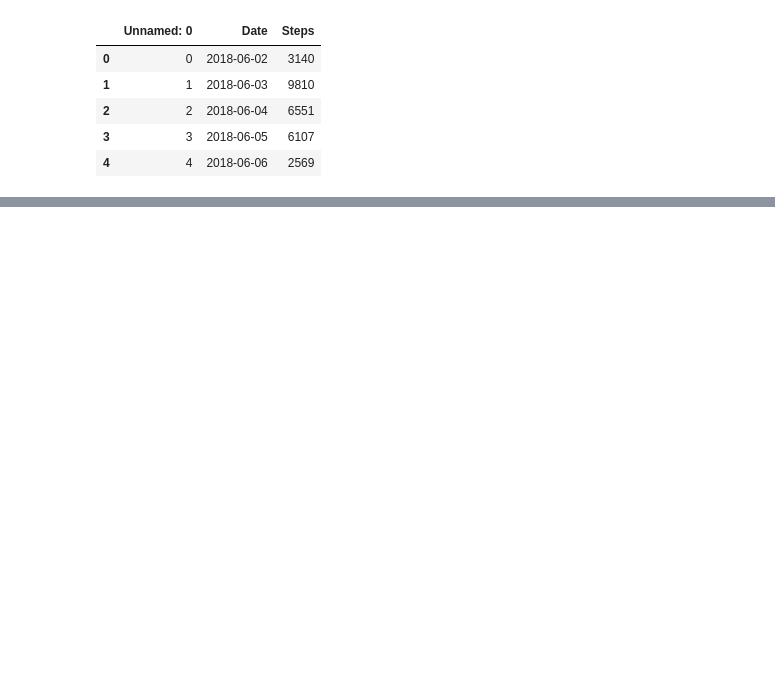
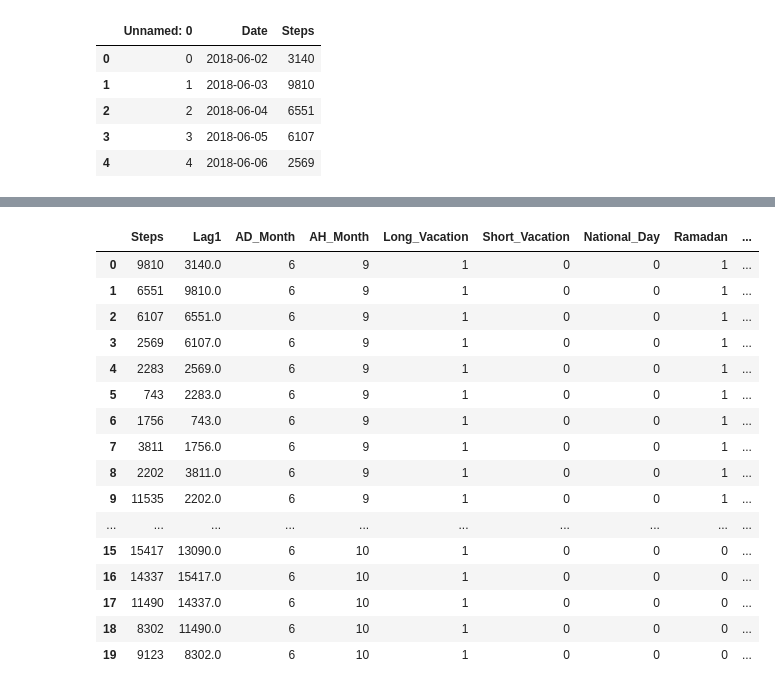
Before and after one commit to ibalzuhairi/ML-Regression-Physical-Activity, a Jupyter notebook: Merging.ipynb, the cells around one changed output, grey strips where cells are left out. Cells and saved outputs as stored; diff of their text form; code cells hidden in the pictures; blank space fills up the shorter version.

```diff
--- a/Merging.ipynb
+++ b/Merging.ipynb
@@ -33 +67,21 @@ ValueError: could not broadcast input array from shape (1207) into shape (4)
+# %%
+Merged.iloc[0:20, 0:11]
+# %% [output]
+|  | Steps | Lag1 | AD_Month | AH_Month | Long_Vacation | Short_Vacation | National_Day | Ramadan | ... |
+| 0 | 9810 | 3140.0 | 6 | 9 | 1 | 0 | 0 | 1 | ... |
+| 1 | 6551 | 9810.0 | 6 | 9 | 1 | 0 | 0 | 1 | ... |
+| 2 | 6107 | 6551.0 | 6 | 9 | 1 | 0 | 0 | 1 | ... |
+| 3 | 2569 | 6107.0 | 6 | 9 | 1 | 0 | 0 | 1 | ... |
+| 4 | 2283 | 2569.0 | 6 | 9 | 1 | 0 | 0 | 1 | ... |
+| 5 | 743 | 2283.0 | 6 | 9 | 1 | 0 | 0 | 1 | ... |
+| 6 | 1756 | 743.0 | 6 | 9 | 1 | 0 | 0 | 1 | ... |
+| 7 | 3811 | 1756.0 | 6 | 9 | 1 | 0 | 0 | 1 | ... |
+| 8 | 2202 | 3811.0 | 6 | 9 | 1 | 0 | 0 | 1 | ... |
+| 9 | 11535 | 2202.0 | 6 | 9 | 1 | 0 | 0 | 1 | ... |
+| ... | ... | ... | ... | ... | ... | ... | ... | ... | ... |
+| 15 | 15417 | 13090.0 | 6 | 10 | 1 | 0 | 0 | 0 | ... |
+| 16 | 14337 | 15417.0 | 6 | 10 | 1 | 0 | 0 | 0 | ... |
+| 17 | 11490 | 14337.0 | 6 | 10 | 1 | 0 | 0 | 0 | ... |
+| 18 | 8302 | 11490.0 | 6 | 10 | 1 | 0 | 0 | 0 | ... |
+| 19 | 9123 | 8302.0 | 6 | 10 | 1 | 0 | 0 | 0 | ... |
 # %%
```
Also changed, not shown: parts of 13 cells of this notebook, 2 other files.
